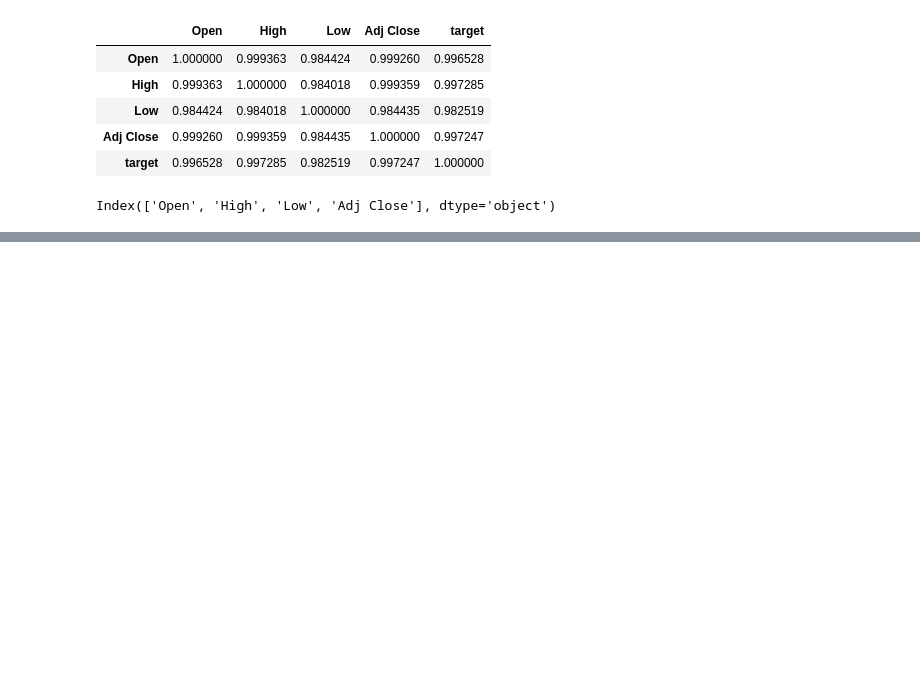
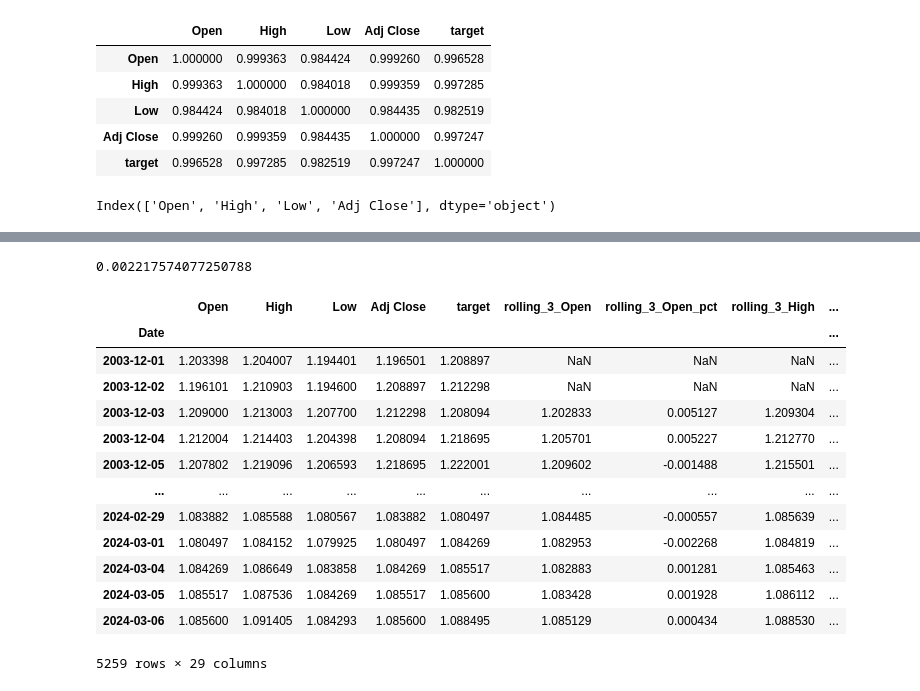
Before and after one commit to arowolo007/Loreon_Algo, a Jupyter notebook: stock_price_daily.ipynb, the cells around one changed output, grey strips where cells are left out. Saved outputs shown, nothing was run; the diff lists cells and outputs as text; code cells hidden in the pictures; blank space fills up the shorter version.

```diff
--- a/stock_price_daily.ipynb
+++ b/stock_price_daily.ipynb
@@ -31,0 +34,2 @@ data
+# %%
+df = data[data.index<'2024'][['Open', 'High', 'Low', 'Adj Close']]
@@ -32,7 +55,5 @@ data
 # %%
 data['target'] = data['Adj Close'].shift(-1)
-# %%
-df = data[['Open', 'High', 'Low', 'Adj Close','target']].dropna()
 # %%
 df.isnull().sum()
 # %% [output]
@@ -104,0 +133,21 @@ def backtest(df, model, predictors, start=3650, step=90):
+# %%
+def pct_diff(old, new):
+    return (new - old) / old
+
+def compute_rolling(df, horizon, col):
+    label = f"rolling_{horizon}_{col}"
+    df[label] = df[col].rolling(horizon).mean()
+    df[f"{label}_pct"] = pct_diff(df[label], df[col])
+    return df
+
+rolling_horizons = [3, 14]
+for horizon in rolling_horizons:
+    for col in predictors.tolist():
+        df = compute_rolling(df, horizon, col)
+# %%
+def expand_mean(df):
+    return df.expanding(1).mean()
+
+for col in predictors.tolist():
+    df[f"month_avg_{col}"] = df[col].groupby(df.index.month, group_keys=False).apply(expand_mean)
+    df[f"day_avg_{col}"] = df[col].groupby(df.index.day_of_year, group_keys=False).apply(expand_mean)
@@ -104,0 +190,21 @@ def backtest(df, model, predictors, start=3650, step=90):
+# %%
+mean_absolute_error(predictions2["actual"], predictions2["prediction"])
+# %% [output]
+0.002217574077250788
+# %%
+df
+# %% [output]
+|  | Open | High | Low | Adj Close | target | rolling_3_Open | rolling_3_Open_pct | rolling_3_High | ... |
+| Date |  |  |  |  |  |  |  |  | ... |
+| 2003-12-01 | 1.203398 | 1.204007 | 1.194401 | 1.196501 | 1.208897 | NaN | NaN | NaN | ... |
+| 2003-12-02 | 1.196101 | 1.210903 | 1.194600 | 1.208897 | 1.212298 | NaN | NaN | NaN | ... |
+| 2003-12-03 | 1.209000 | 1.213003 | 1.207700 | 1.212298 | 1.208094 | 1.202833 | 0.005127 | 1.209304 | ... |
+| 2003-12-04 | 1.212004 | 1.214403 | 1.204398 | 1.208094 | 1.218695 | 1.205701 | 0.005227 | 1.212770 | ... |
+| 2003-12-05 | 1.207802 | 1.219096 | 1.206593 | 1.218695 | 1.222001 | 1.209602 | -0.001488 | 1.215501 | ... |
+| ... | ... | ... | ... | ... | ... | ... | ... | ... | ... |
+| 2024-02-29 | 1.083882 | 1.085588 | 1.080567 | 1.083882 | 1.080497 | 1.084485 | -0.000557 | 1.085639 | ... |
+| 2024-03-01 | 1.080497 | 1.084152 | 1.079925 | 1.080497 | 1.084269 | 1.082953 | -0.002268 | 1.084819 | ... |
+| 2024-03-04 | 1.084269 | 1.086649 | 1.083858 | 1.084269 | 1.085517 | 1.082883 | 0.001281 | 1.085463 | ... |
+| 2024-03-05 | 1.085517 | 1.087536 | 1.084269 | 1.085517 | 1.085600 | 1.083428 | 0.001928 | 1.086112 | ... |
+| 2024-03-06 | 1.085600 | 1.091405 | 1.084293 | 1.085600 | 1.088495 | 1.085129 | 0.000434 | 1.088530 | ... |
+5259 rows × 29 columns
```
Also changed, not shown: parts of 9 cells of this notebook.
